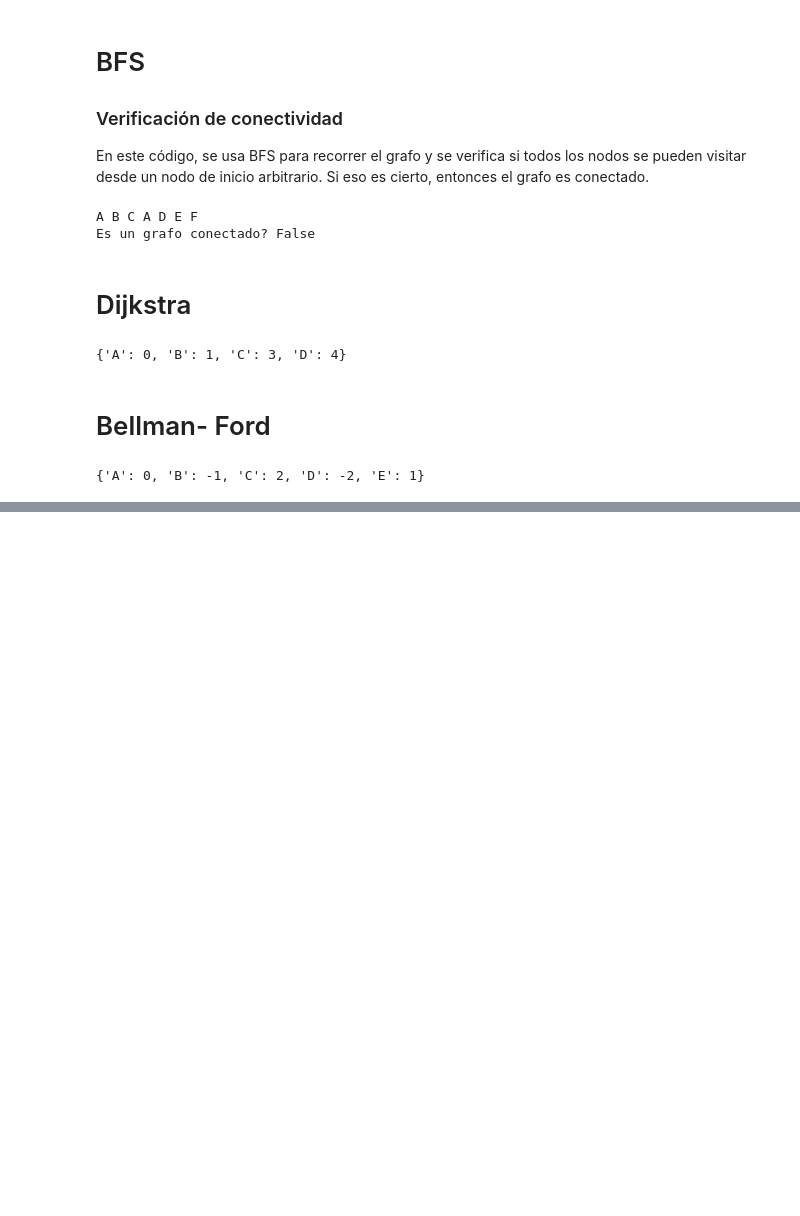
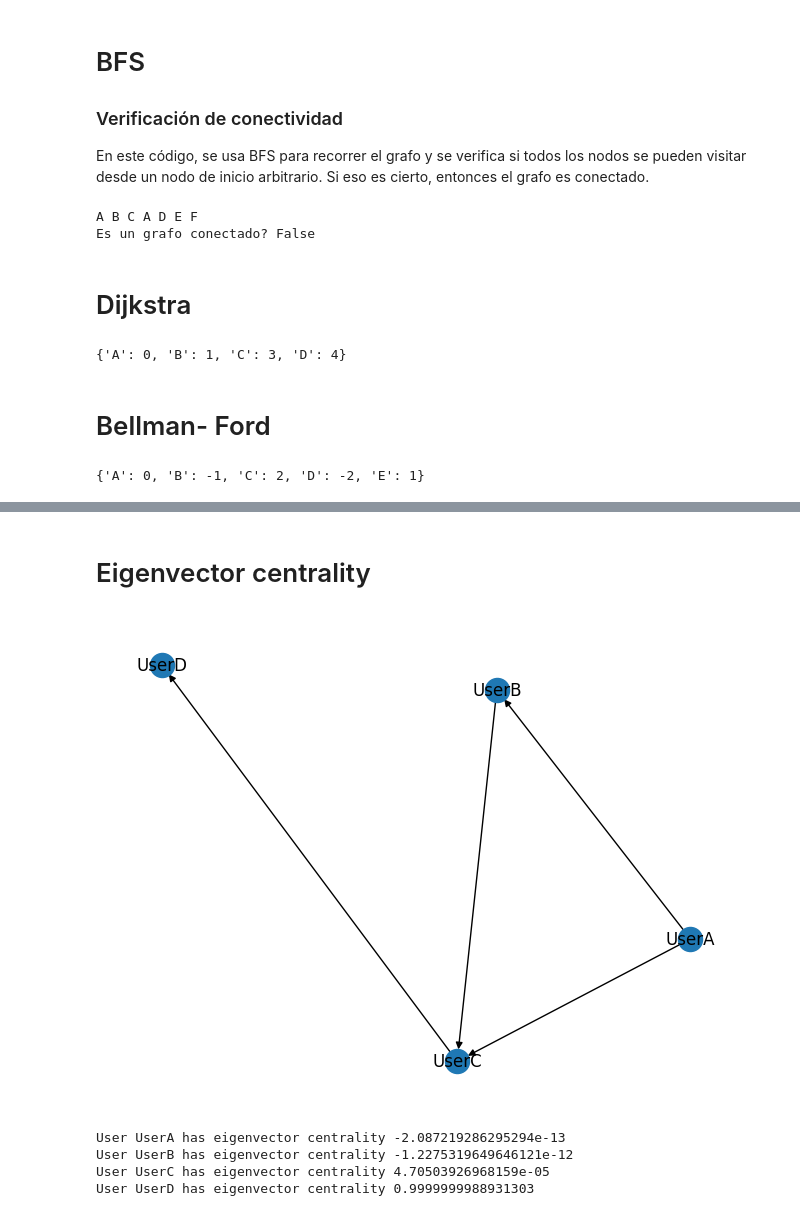
Before and after one commit to sharop/TallerGrafos, a Jupyter notebook: Clase_2_Grafos.ipynb, the cells around one changed output, grey strips where cells are left out. Saved outputs shown, nothing was run; the diff lists cells and outputs as text; code cells hidden in the pictures; blank space fills up the shorter version.

```diff
--- a/Clase_2_Grafos.ipynb
+++ b/Clase_2_Grafos.ipynb
@@ -171,0 +183,27 @@ print(distances)
+# %% [markdown]
+# Eigenvector centrality
+# %%
+import networkx as nx
+
+# Supongamos que esta lista de tuplas representa relaciones de "sigue a" en Twitter.
+edges = [('UserA', 'UserB'), ('UserB', 'UserC'), ('UserA', 'UserC'), ('UserC', 'UserD')]
+
+# Creamos un grafo dirigido a partir de las relaciones de "sigue a"
+G = nx.DiGraph()
+G.add_edges_from(edges)
+nx.draw(G, with_labels=True,)
+plt.show()
+
+# Calculamos la centralidad de eigenvectores
+centrality = nx.eigenvector_centrality_numpy(G)
+#centrality = nx.eigenvector_centrality(G)
+
+# Imprimimos la centralidad de eigenvectores para cada usuario
+for user, cent in centrality.items():
+    print(f'User {user} has eigenvector centrality {cent}')
+# %% [output]
+[figure, added]
+User UserA has eigenvector centrality -2.087219286295294e-13
+User UserB has eigenvector centrality -1.2275319649646121e-12
+User UserC has eigenvector centrality 4.70503926968159e-05
+User UserD has eigenvector centrality 0.9999999988931303
```
Also changed, not shown: parts of 9 cells of this notebook.
